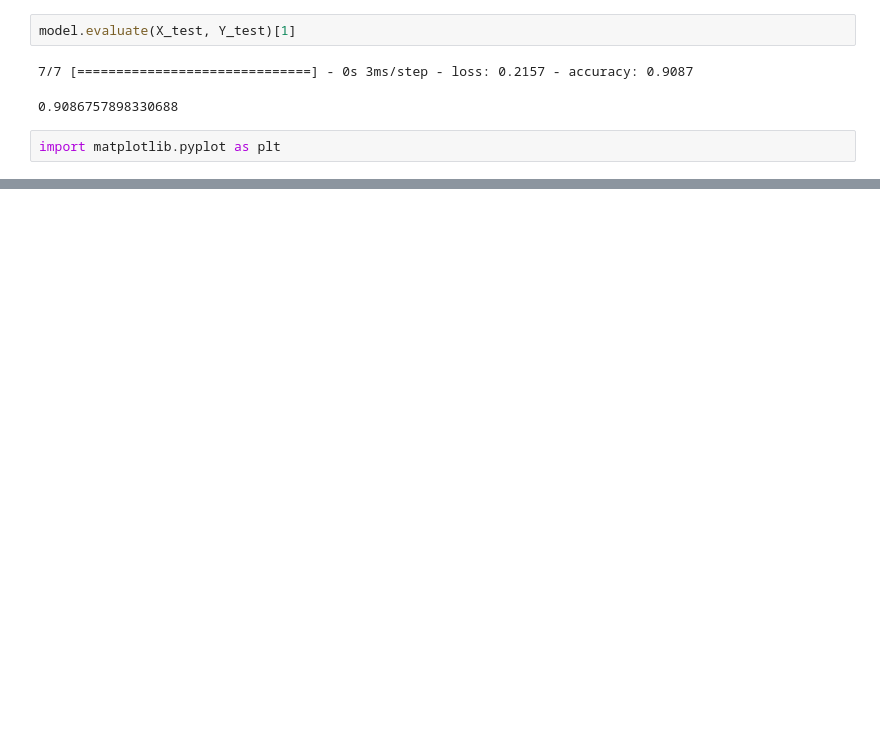
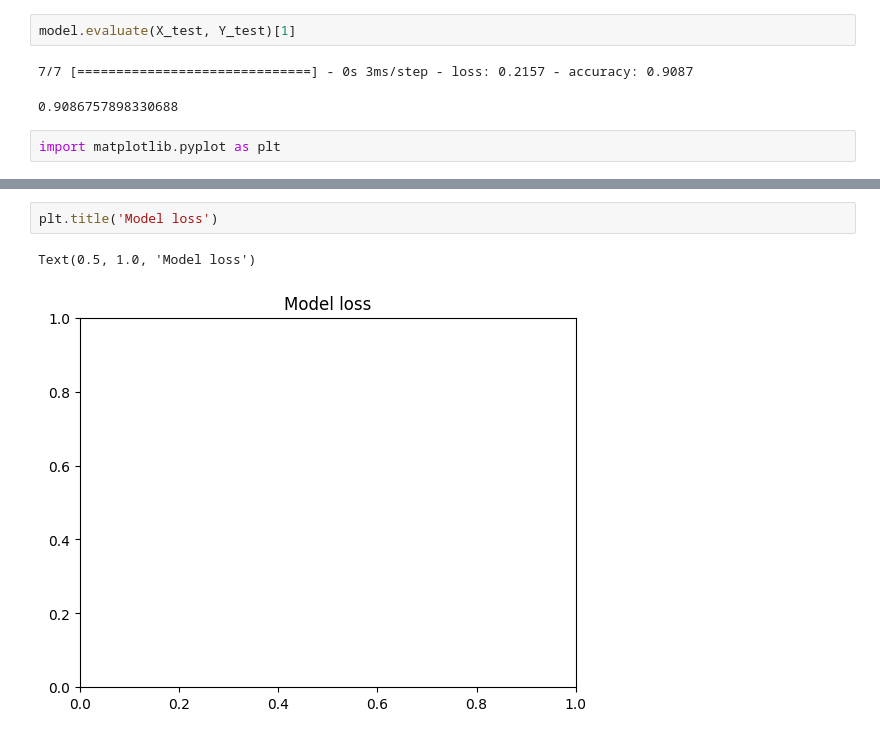
Before and after one commit to leemutai/Intro_to_datascience, a Jupyter notebook: neuralwithkeras.ipynb, the cells around one changed output, grey strips where cells are left out. Drawn from its saved outputs; the diff is of its cells as text; blank space fills up the shorter version.

```diff
--- a/neuralwithkeras.ipynb
+++ b/neuralwithkeras.ipynb
@@ -117,0 +139,5 @@ import matplotlib.pyplot as plt
+# %%
+plt.title('Model loss')
+# %% [output]
+Text(0.5, 1.0, 'Model loss')
+[figure, added]
```
Also changed, not shown: parts of 16 cells of this notebook.
